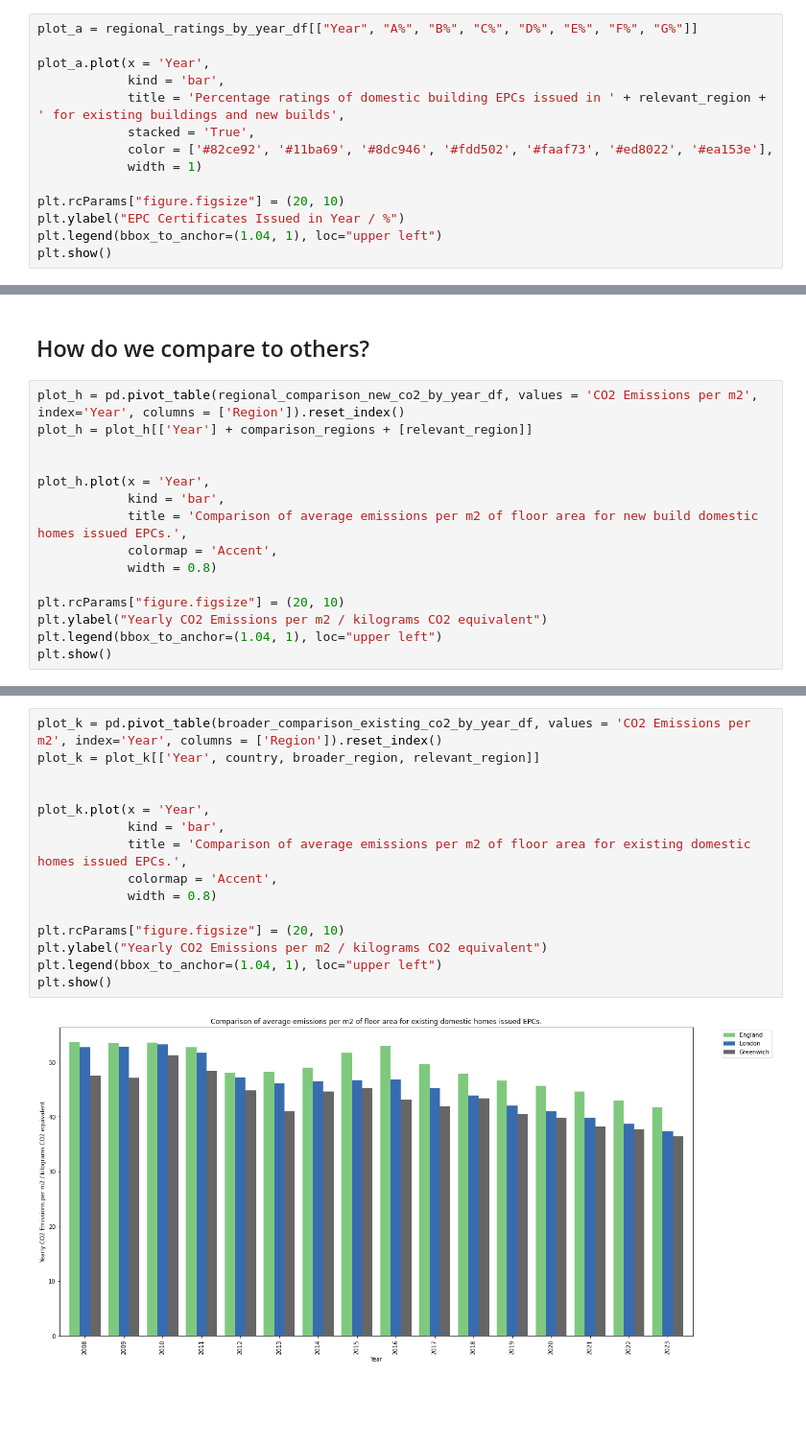
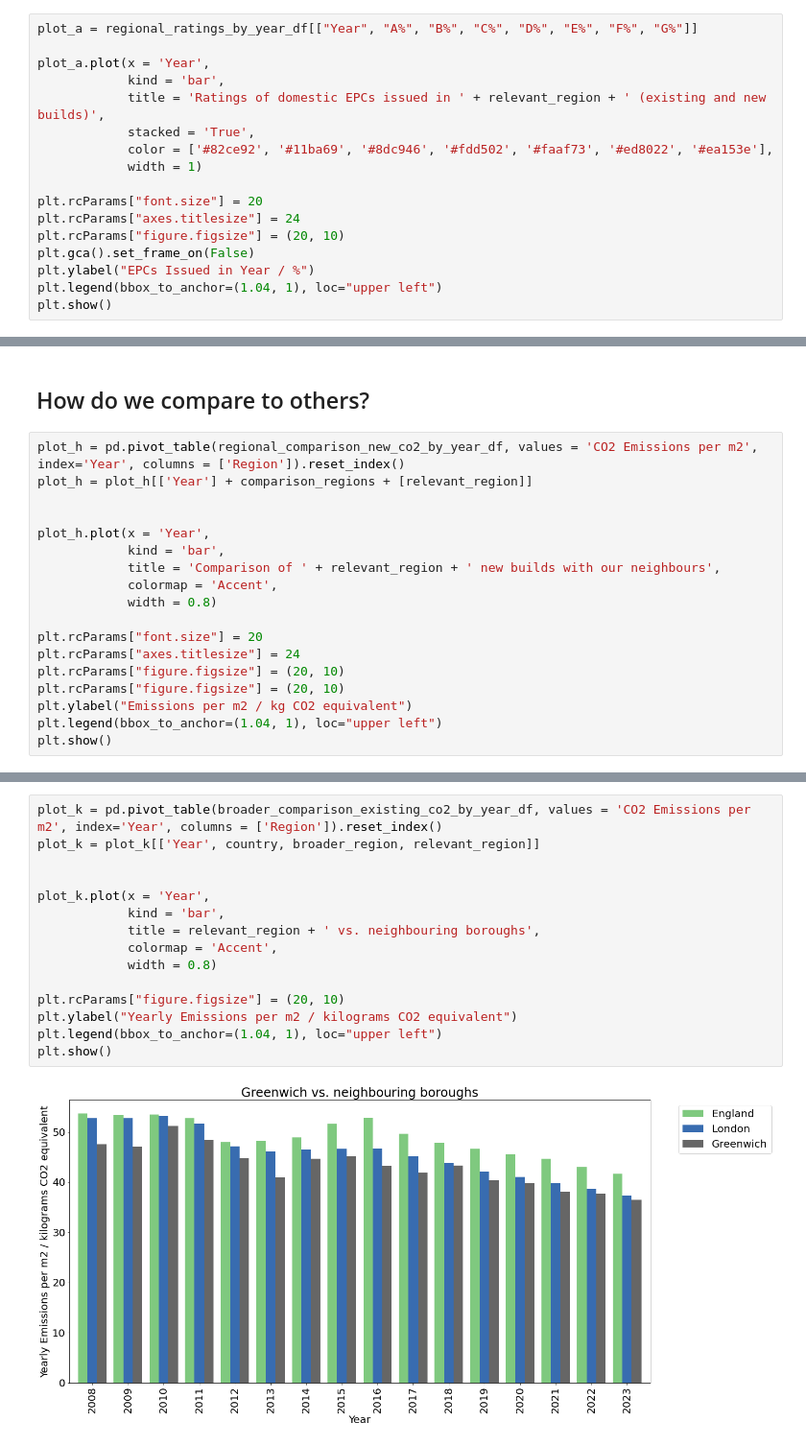
Before and after one commit to greener-greenwich/data, a Jupyter notebook: epc/2023-11-Exploring-EPC.ipynb, the cells around one changed output, grey strips where cells are left out. Shown at 96% size. Saved outputs shown, nothing was run; the diff lists cells and outputs as text; blank space fills up the shorter version.

```diff
--- a/epc/2023-11-Exploring-EPC.ipynb
+++ b/epc/2023-11-Exploring-EPC.ipynb
@@ -323,13 +323,16 @@ plot_a = regional_ratings_by_year_df[["Year", "A%", "B%", "C%", "D%", "E%", "F%"
 
 plot_a.plot(x = 'Year',
             kind = 'bar',
-            title = 'Percentage ratings of domestic building EPCs issued in ' + relevant_region + ' for existing buildings and new builds',
+            title = 'Ratings of domestic EPCs issued in ' + relevant_region + ' (existing and new builds)',
             stacked = 'True',
             color = ['#82ce92', '#11ba69', '#8dc946', '#fdd502', '#faaf73', '#ed8022', '#ea153e'],
             width = 1)
 
+plt.rcParams["font.size"] = 20
+plt.rcParams["axes.titlesize"] = 24
 plt.rcParams["figure.figsize"] = (20, 10)
-plt.ylabel("EPC Certificates Issued in Year / %")
+plt.gca().set_frame_on(False)
+plt.ylabel("EPCs Issued in Year / %")
 plt.legend(bbox_to_anchor=(1.04, 1), loc="upper left")
 plt.show()
 # %% [output]
@@ -462,12 +486,15 @@ plot_h = plot_h[['Year'] + comparison_regions + [relevant_region]]
 
 plot_h.plot(x = 'Year',
             kind = 'bar',
-            title = 'Comparison of average emissions per m2 of floor area for new build domestic homes issued EPCs.',
+            title = 'Comparison of ' + relevant_region + ' new builds with our neighbours',
             colormap = 'Accent',
             width = 0.8)
 
+plt.rcParams["font.size"] = 20
+plt.rcParams["axes.titlesize"] = 24
 plt.rcParams["figure.figsize"] = (20, 10)
-plt.ylabel("Yearly CO2 Emissions per m2 / kilograms CO2 equivalent")
+plt.rcParams["figure.figsize"] = (20, 10)
+plt.ylabel("Emissions per m2 / kg CO2 equivalent")
 plt.legend(bbox_to_anchor=(1.04, 1), loc="upper left")
 plt.show()
 # %% [output]
@@ -509,17 +536,17 @@ plt.show()
 # %%
 plot_k = pd.pivot_table(broader_comparison_existing_co2_by_year_df, values = 'CO2 Emissions per m2', index='Year', columns = ['Region']).reset_index()
 plot_k = plot_k[['Year', country, broader_region, relevant_region]]
 
 
 plot_k.plot(x = 'Year',
             kind = 'bar',
-            title = 'Comparison of average emissions per m2 of floor area for existing domestic homes issued EPCs.',
+            title = relevant_region + ' vs. neighbouring boroughs',
             colormap = 'Accent',
             width = 0.8)
 
 plt.rcParams["figure.figsize"] = (20, 10)
-plt.ylabel("Yearly CO2 Emissions per m2 / kilograms CO2 equivalent")
+plt.ylabel("Yearly Emissions per m2 / kilograms CO2 equivalent")
 plt.legend(bbox_to_anchor=(1.04, 1), loc="upper left")
 plt.show()
 # %% [output]
-[figure, old version]
+[figure, new version]
```
Also changed, not shown: parts of 10 cells of this notebook.
